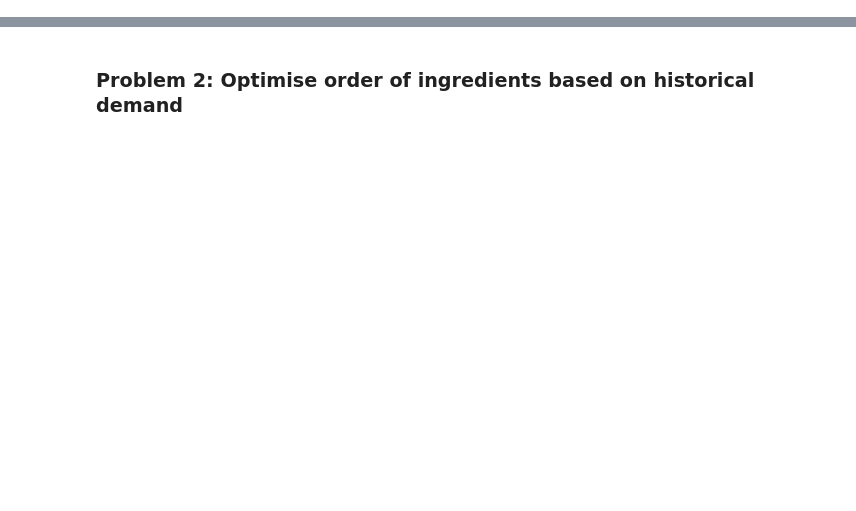
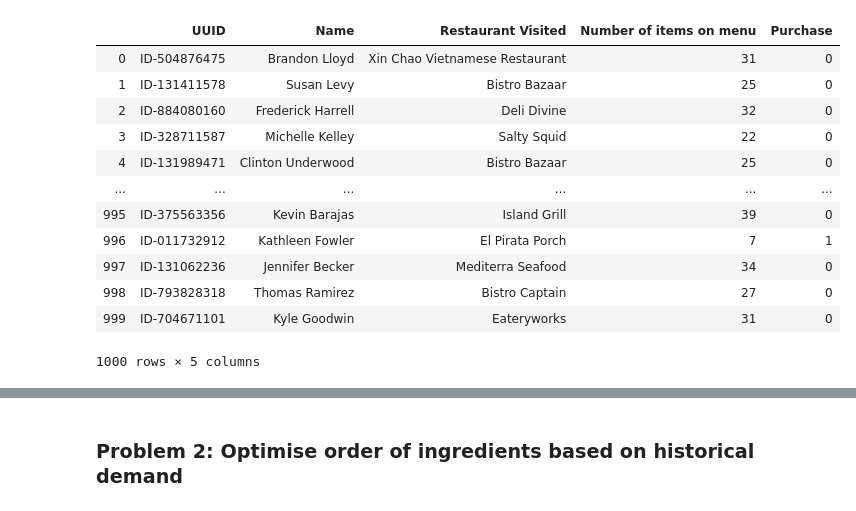
Before and after one commit to qy2000/bc2410-salad-LOP, a Jupyter notebook: Salad.ipynb, the cells around one changed output, grey strips where cells are left out. Drawn from its saved outputs; the diff is of its cells as text; code cells hidden in the pictures; blank space fills up the shorter version.

```diff
--- a/Salad.ipynb
+++ b/Salad.ipynb
@@ -2,0 +85,36 @@
+# %%
+"""
+Creating a fake dataset based on our faked data and variables
+"""
+def generate_fake_dataset():
+
+    res_name = restaurant_names[random.randint(0, 39)]
+    res_num_items = restaurant_number_of_items[restaurant_names.index(res_name)]
+    is_purchase = random_there_was_a_purchase_generator(res_num_items)
+
+    return {
+        "UUID": "ID-{}".format(fake.credit_card_number()[1:10]),
+        "Name": fake.name(),
+        "Restaurant Visited": res_name,
+        "Number of items on menu": res_num_items,
+        "Purchase": is_purchase
+    }
+
+
+df = pd.DataFrame([generate_fake_dataset() for _ in range(1000)])
+df.to_csv('faked_purchase_dataset.csv')
+df
+# %% [output]
+|  | UUID | Name | Restaurant Visited | Number of items on menu | Purchase |
+| 0 | ID-504876475 | Brandon Lloyd | Xin Chao Vietnamese Restaurant | 31 | 0 |
+| 1 | ID-131411578 | Susan Levy | Bistro Bazaar | 25 | 0 |
+| 2 | ID-884080160 | Frederick Harrell | Deli Divine | 32 | 0 |
+| 3 | ID-328711587 | Michelle Kelley | Salty Squid | 22 | 0 |
+| 4 | ID-131989471 | Clinton Underwood | Bistro Bazaar | 25 | 0 |
+| ... | ... | ... | ... | ... | ... |
+| 995 | ID-375563356 | Kevin Barajas | Island Grill | 39 | 0 |
+| 996 | ID-011732912 | Kathleen Fowler | El Pirata Porch | 7 | 1 |
+| 997 | ID-131062236 | Jennifer Becker | Mediterra Seafood | 34 | 0 |
+| 998 | ID-793828318 | Thomas Ramirez | Bistro Captain | 27 | 0 |
+| 999 | ID-704671101 | Kyle Goodwin | Eateryworks | 31 | 0 |
+1000 rows × 5 columns
```
Also changed, not shown: parts of 21 cells of this notebook, 2 other files.
